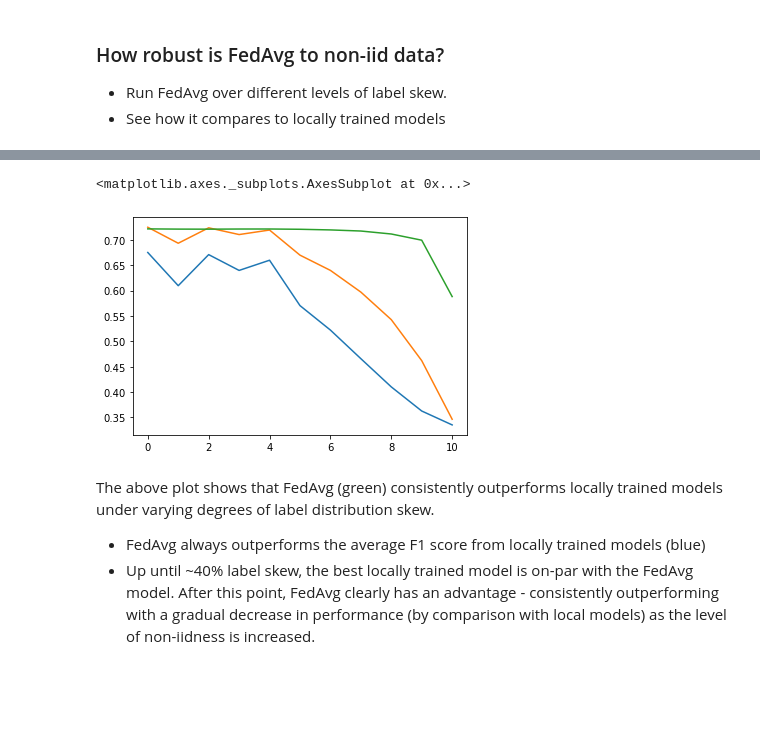
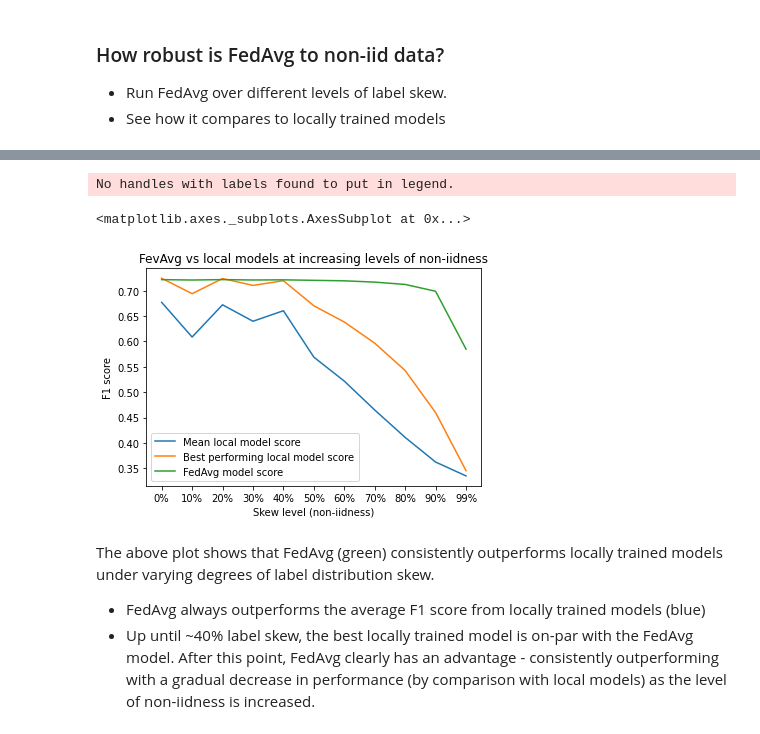
Before and after one commit to datafleets/horizontal-federated-learning-blog, a Jupyter notebook: horizontal-fl.ipynb, the cells around one changed output, grey strips where cells are left out. Saved outputs shown, nothing was run; the diff lists cells and outputs as text; code cells hidden in the pictures; blank space fills up the shorter version.

```diff
--- a/horizontal-fl.ipynb
+++ b/horizontal-fl.ipynb
@@ -544,14 +574,19 @@ for score in scores.values():
 local_mean_f1_scores = [score[0] for score in scores.values()]
 local_max_f1_scores = [score[1] for score in scores.values()]
 fed_avg_f1_scores = [score[2] for score in scores.values()]
-# %%
-fig, ax = plt.subplots()
-sns.lineplot(x=range(0, 11), y=local_mean_f1_scores, ax=ax)
-sns.lineplot(x=range(0, 11), y=local_max_f1_scores, ax=ax)
-sns.lineplot(x=range(0, 11), y=fed_avg_f1_scores, ax=ax)
-# %% [output]
-<matplotlib.axes._subplots.AxesSubplot at 0x...>
-[figure, removed]
+# %%
+fig, ax = plt.subplots()
+ax.set(xlabel='Skew level (non-iidness)', ylabel='F1 score')
+ax.legend()
+ax.set_title('FevAvg vs local models at increasing levels of non-iidness')
+sns.lineplot(x=['0%', '10%', '20%', '30%', '40%', '50%', '60%', '70%', '80%', '90%', '99%'], y=local_mean_f1_scores, ax=ax, label='Mean local model score')
+sns.lineplot(x=['0%', '10%', '20%', '30%', '40%', '50%', '60%', '70%', '80%', '90%', '99%'], y=local_max_f1_scores, ax=ax, label='Best performing local model score')
+sns.lineplot(x=['0%', '10%', '20%', '30%', '40%', '50%', '60%', '70%', '80%', '90%', '99%'], y=fed_avg_f1_scores, ax=ax, label='FedAvg model score')
+#fig.savefig('/tmp/x.png')
+# %% [output]
+No handles with labels found to put in legend.
+<matplotlib.axes._subplots.AxesSubplot at 0x...>
+[figure, added]
 # %% [markdown]
 The above plot shows that FedAvg (green) consistently outperforms locally trained models under varying degrees of label distribution skew.
 
```
Also changed, not shown: parts of 15 cells of this notebook.
